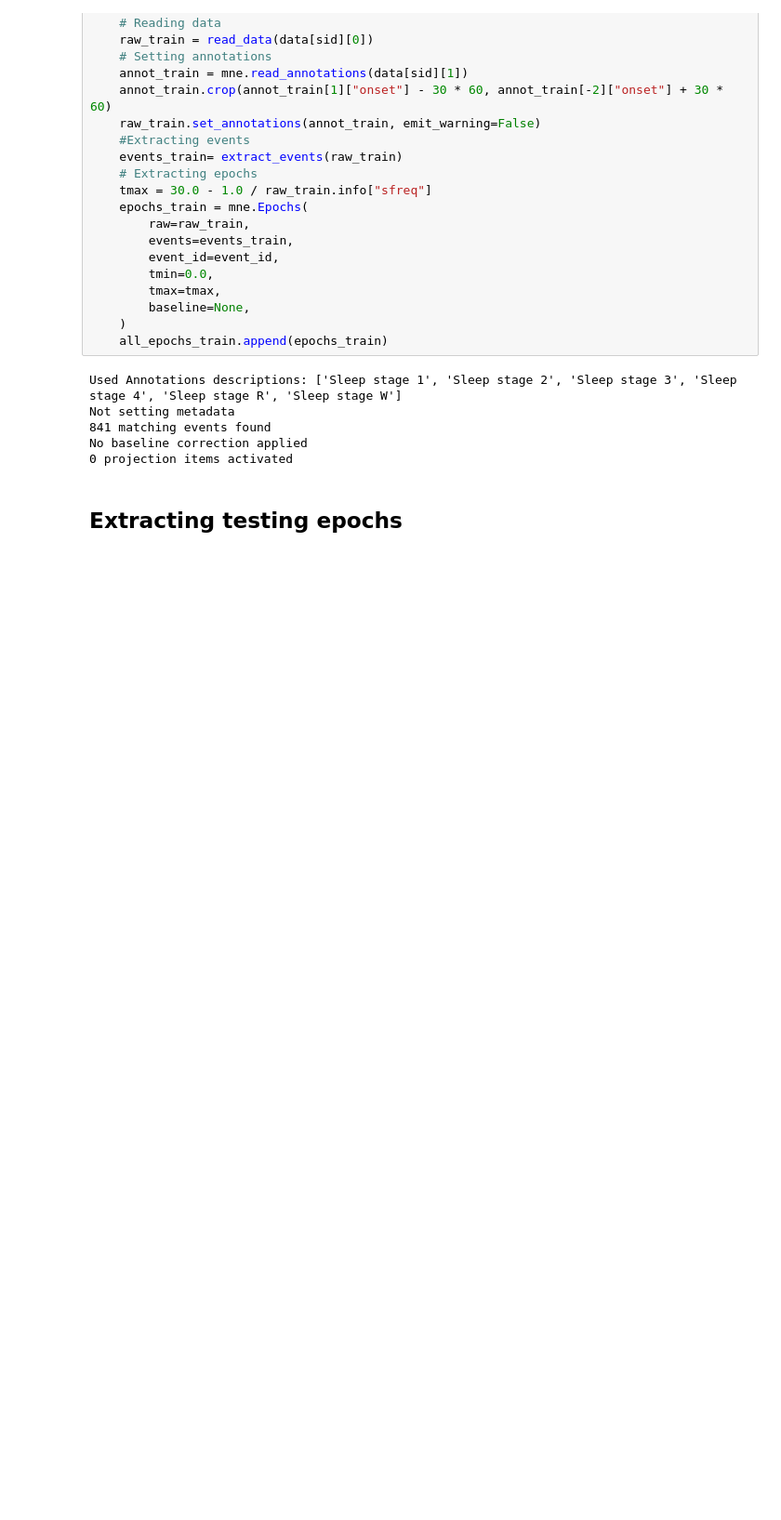
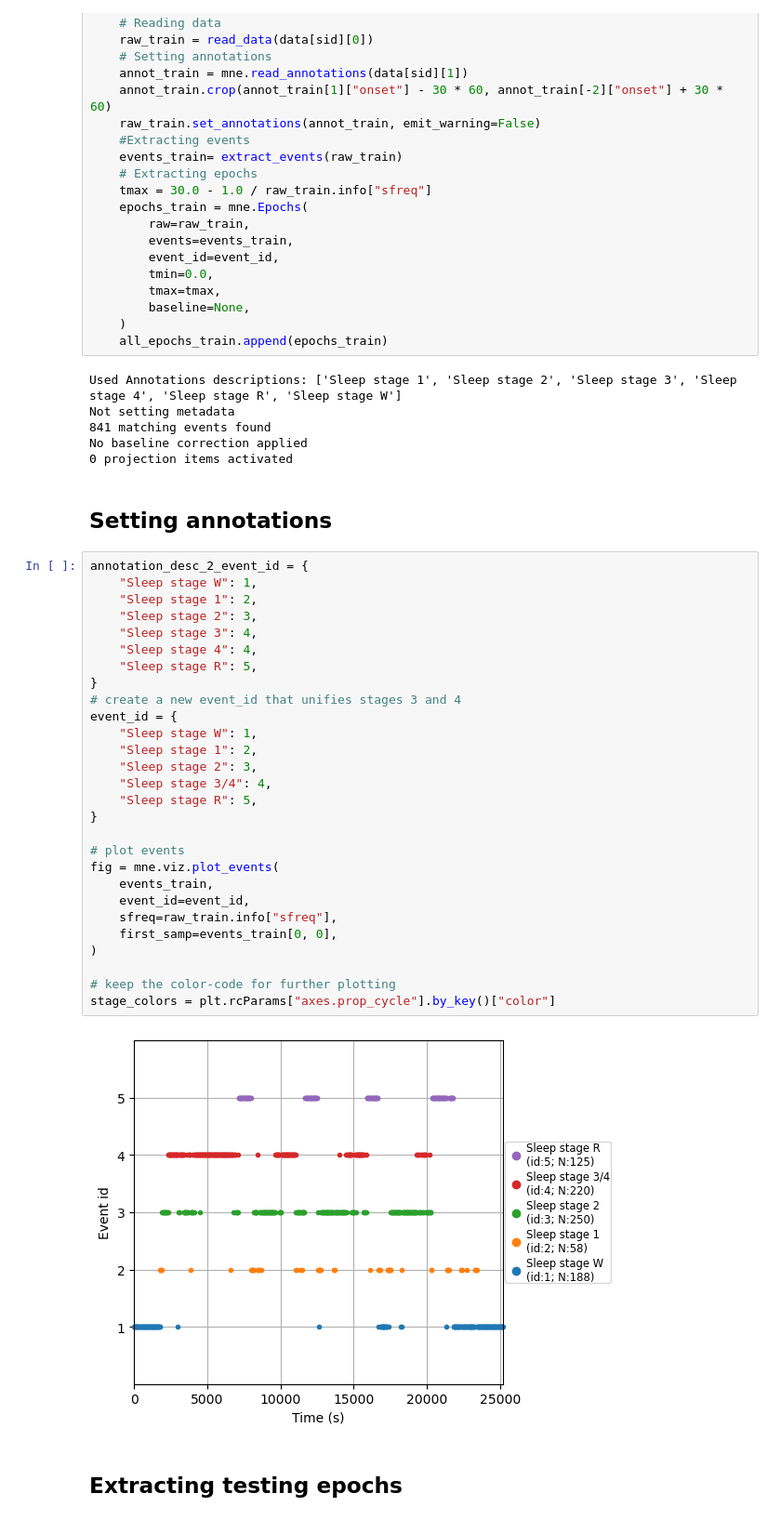
Before and after one commit to Lunix0/Sleep-stage-classification-from-polysomnography-data, a Jupyter notebook: Untitled.ipynb, the cells around one changed output. Shown: that part at 93% size. Drawn from its saved outputs; the diff is of its cells as text; blank space fills up the shorter version.

```diff
--- a/Untitled.ipynb
+++ b/Untitled.ipynb
@@ -68,6 +68,38 @@ Not setting metadata
 841 matching events found
 No baseline correction applied
 0 projection items activated
+# %% [markdown]
+## Setting annotations
+# %%
+annotation_desc_2_event_id = {
+    "Sleep stage W": 1,
+    "Sleep stage 1": 2,
+    "Sleep stage 2": 3,
+    "Sleep stage 3": 4,
+    "Sleep stage 4": 4,
+    "Sleep stage R": 5,
+}
+# create a new event_id that unifies stages 3 and 4
+event_id = {
+    "Sleep stage W": 1,
+    "Sleep stage 1": 2,
+    "Sleep stage 2": 3,
+    "Sleep stage 3/4": 4,
+    "Sleep stage R": 5,
+}
+
+# plot events
+fig = mne.viz.plot_events(
+    events_train,
+    event_id=event_id,
+    sfreq=raw_train.info["sfreq"],
+    first_samp=events_train[0, 0],
+)
+
+# keep the color-code for further plotting
+stage_colors = plt.rcParams["axes.prop_cycle"].by_key()["color"]
+# %% [output]
+[figure, added]
 # %% [markdown]
 ## Extracting testing epochs
 # %%
```
Also changed, not shown: parts of 2 cells of this notebook.
